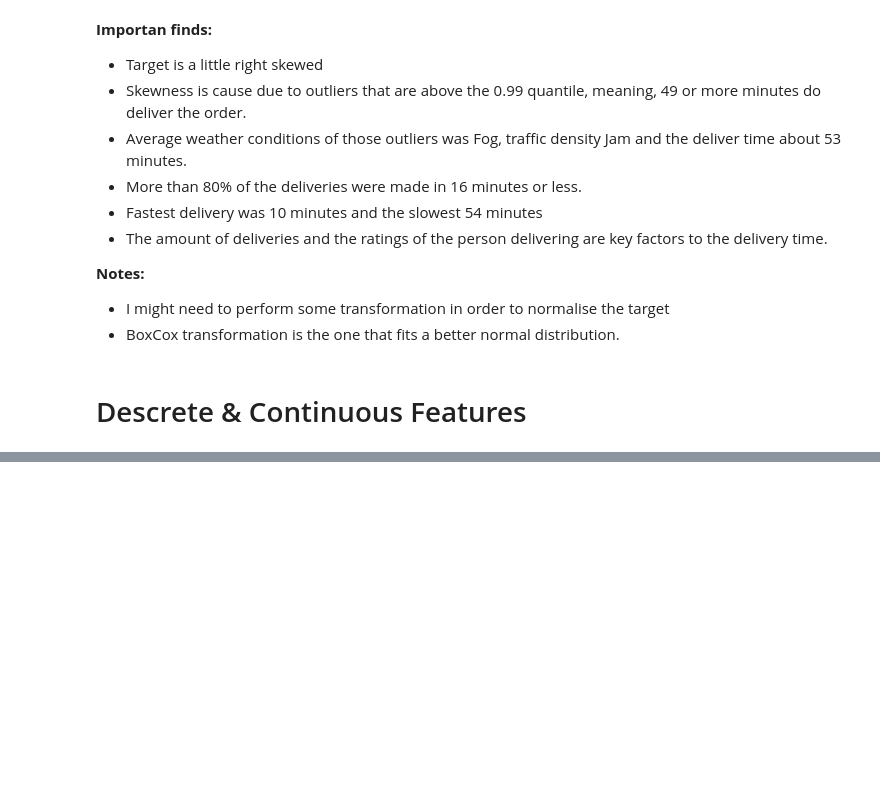
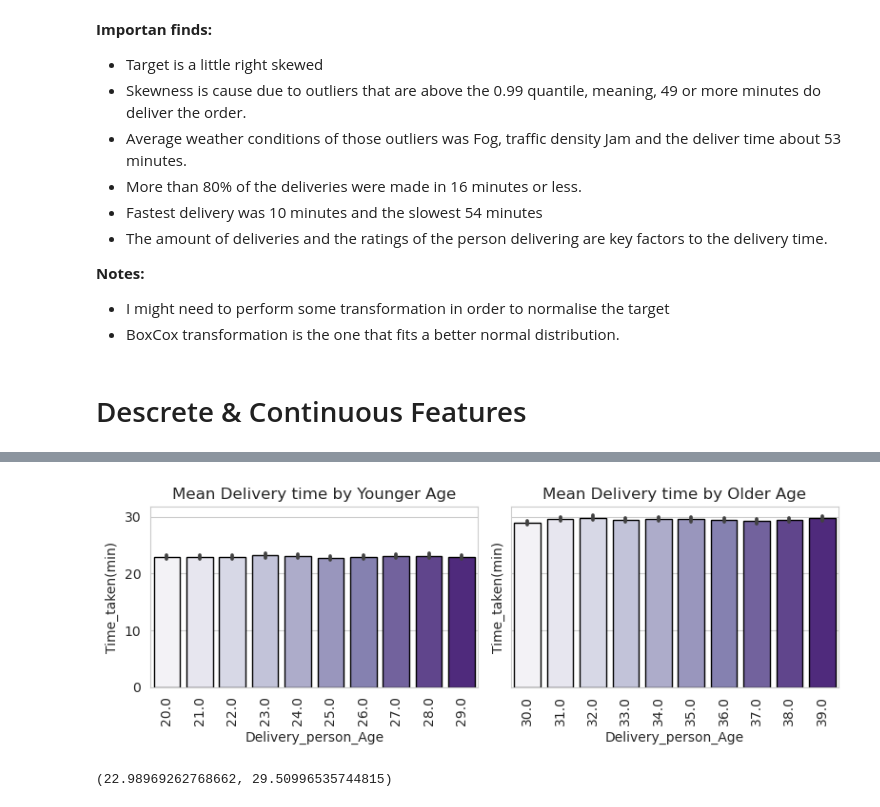
Before and after one commit to liamarguedas/uber-eats-delivery-time, a Jupyter notebook: notebooks/analyze-and-explore-data.ipynb, the cells around one changed output, grey strips where cells are left out. Saved outputs shown, nothing was run; the diff lists cells and outputs as text; code cells hidden in the pictures; blank space fills up the shorter version.

```diff
--- a/notebooks/analyze-and-explore-data.ipynb
+++ b/notebooks/analyze-and-explore-data.ipynb
@@ -169,0 +161,22 @@ NumericalDatadata.select_dtypes(exclude = 'O')
+# %%
+fig, (ax1, ax2) = plt.subplots(ncols = 2, nrows = 1, figsize = (8, 3), sharey = True)
+
+sns.barplot(data = Younger, x = 'Delivery_person_Age', y = 'Time_taken(min)', estimator = 'mean',
+            ax = ax1, palette = 'Purples', edgecolor = 'k')
+ax1.set_title('Mean Delivery time by Younger Age')
+
+sns.barplot(data = Older, x = 'Delivery_person_Age', y = 'Time_taken(min)', estimator = 'mean',
+            ax = ax2, palette = 'Purples', edgecolor = 'k')
+ax2.set_title('Mean Delivery time by Older Age')
+
+for ax in [ax1, ax2]:
+    for tick in ax.get_xticklabels():
+        tick.set_rotation(90)
+
+plt.tight_layout();
+# %% [output]
+[figure, added]
+# %%
+Younger['Time_taken(min)'].mean(), Older['Time_taken(min)'].mean()
+# %% [output]
+(22.98969262768662, 29.50996535744815)
```
Also changed, not shown: parts of 11 cells of this notebook.
